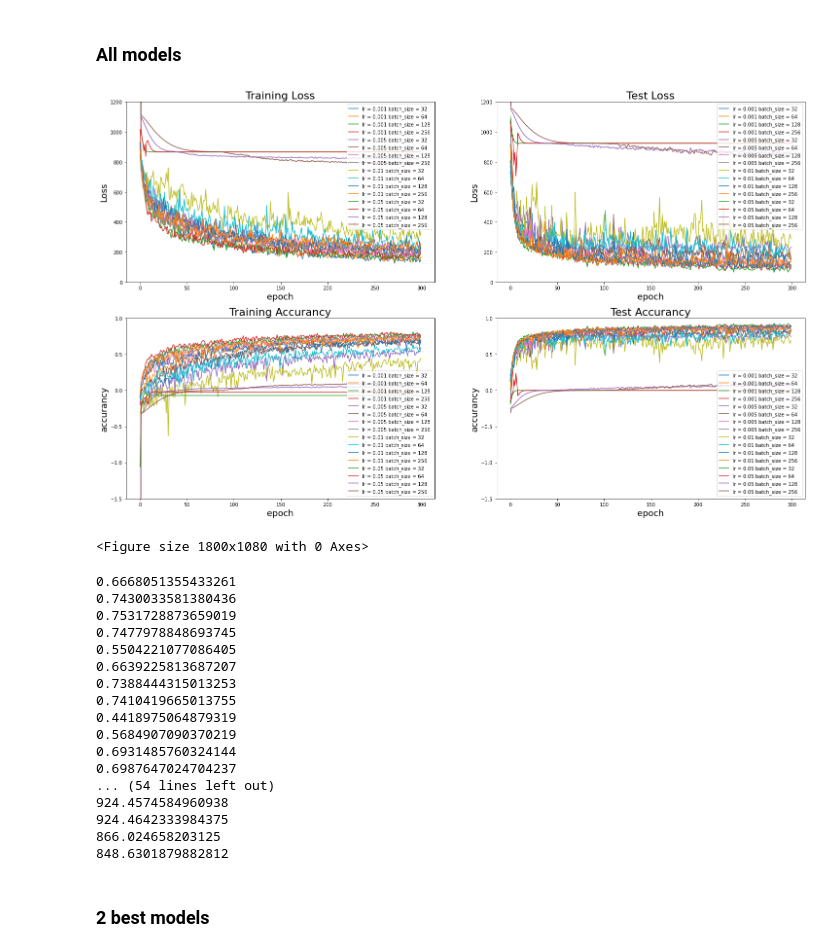
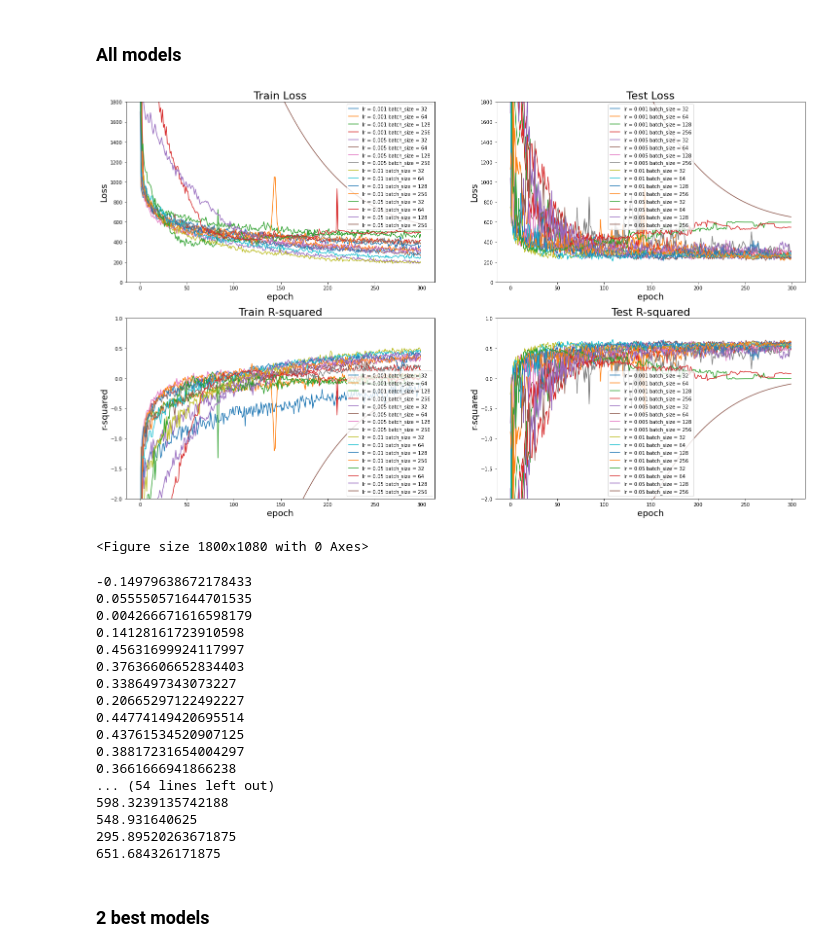
Before and after one commit to JamEwe/ADMET-PrInt, a Jupyter notebook: experiments/protein_plasma_binding/pubchem_FCNN.ipynb, the cells around one changed output. Cells and saved outputs as stored; diff of their text form; code cells hidden in the pictures.

```diff
--- a/experiments/protein_plasma_binding/pubchem_FCNN.ipynb
+++ b/experiments/protein_plasma_binding/pubchem_FCNN.ipynb
@@ -84,7 +85,7 @@ X_valid.shape
 class FCNN(nn.Module):
     def __init__(self):
         super(FCNN, self).__init__()
-        self.linear1 = nn.Linear(166, 300)
+        self.linear1 = nn.Linear(505, 300)
         self.linear2 = nn.Linear(300, 500)
         self.linear3 = nn.Linear(500, 600)
         self.linear4 = nn.Linear(600, 400)
@@ -129,7 +130,7 @@ for lr in lrs:
         train_loader = DataLoader(train_dataset, batch_size=batch_size, shuffle=False)
 
         valid_dataset = TensorDataset(torch.FloatTensor(X_valid.values), torch.FloatTensor(y_valid.values.reshape(-1, 1)))
-        valid_loader = DataLoader(valid_dataset, batch_size=351, shuffle=False)
+        valid_loader = DataLoader(valid_dataset, batch_size=266, shuffle=False)
 
         epochs = 300
         criterion = nn.MSELoss()
@@ -240,43 +241,43 @@ def plot_all(ax, data_list):
     ax.plot(data_list[11],label="lr = 0.01 batch_size = 256")
 
     ax.plot(data_list[12],label="lr = 0.05 batch_size = 32")
     ax.plot(data_list[13],label="lr = 0.05 batch_size = 64")
     ax.plot(data_list[14],label="lr = 0.05 batch_size = 128")
     ax.plot(data_list[15],label="lr = 0.05 batch_size = 256")
 
 figure, ((ax1, ax2), (ax3, ax4)) = plt.subplots(2, 2,figsize=(25,15))
 plt.figure(figsize=(25,15))
-ax1.set_title("Training Loss", fontsize=22)
+ax1.set_title("Train Loss", fontsize=22)
 plot_all(ax1, train_losses_all)
 ax1.set_xlabel("epoch", fontsize=18)
 ax1.set_ylabel("Loss", fontsize=18)
 ax1.legend()
-ax1.set_ylim([0, 1200])
+ax1.set_ylim([0, 1800])
 
 ax2.set_title("Test Loss", fontsize=22)
 plot_all(ax2, test_losses_all)
 ax2.set_xlabel("epoch", fontsize=18)
 ax2.set_ylabel("Loss", fontsize=18)
 ax2.legend()
-ax2.set_ylim([0, 1200])
+ax2.set_ylim([0, 1800])
 
-ax3.set_title("Training Accurancy", fontsize=22)
+ax3.set_title("Train R-squared", fontsize=22)
 plot_all(ax3, train_accs_all)
 ax3.set_xlabel("epoch", fontsize=18)
-ax3.set_ylabel("accurancy", fontsize=18)
+ax3.set_ylabel("r-squared", fontsize=18)
 ax3.legend()
-ax3.set_ylim([-1.5,1])
+ax3.set_ylim([-2,1])
 
-ax4.set_title("Test Accurancy", fontsize=22)
+ax4.set_title("Test R-squared", fontsize=22)
 plot_all(ax4, test_accs_all)
 ax4.set_xlabel("epoch", fontsize=18)
-ax4.set_ylabel("accurancy", fontsize=18)
+ax4.set_ylabel("r-squared", fontsize=18)
 ax4.legend()
-ax4.set_ylim([-1.5,1])
+ax4.set_ylim([-2,1])
 
 plt.show()
 # %% [output]
-[figure, old version]
+[figure, new version]
 <Figure size 1800x1080 with 0 Axes>
 # %%
 for data in train_accs_all:
@@ -297,23 +298,23 @@ print("___________________\n")
 for data in test_losses_all:
     print(data[-1])
 # %% [output]
-0.6668051355433261
-0.7430033581380436
-0.7531728873659019
-0.7477978848693745
-0.5504221077086405
-0.6639225813687207
-0.7388444315013253
-0.7410419665013755
-0.4418975064879319
-0.5684907090370219
-0.6931485760324144
-0.6987647024704237
+-0.14979638672178433
+0.055550571644701535
+0.004266671616598179
+0.14128161723910598
+0.45631699924117997
+0.37636606652834403
+0.3386497343073227
+0.20665297122492227
+0.44774149420695514
+0.43761534520907125
+0.38817231654004297
+0.3661666941866238
 ... (54 lines left out)
-924.4574584960938
-924.4642333984375
-866.024658203125
-848.6301879882812
+598.3239135742188
+548.931640625
+295.89520263671875
+651.684326171875
 # %% [markdown]
 ### 2 best models
 # %%
```
Also changed, not shown: parts of 10 cells of this notebook, 1 other file.
